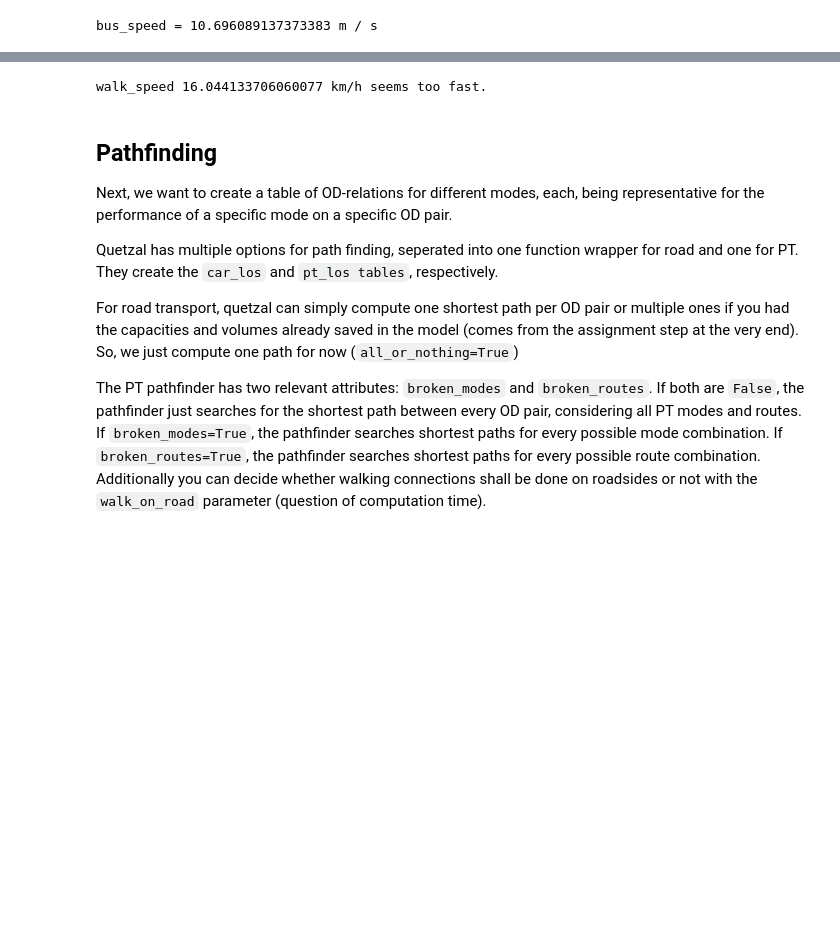
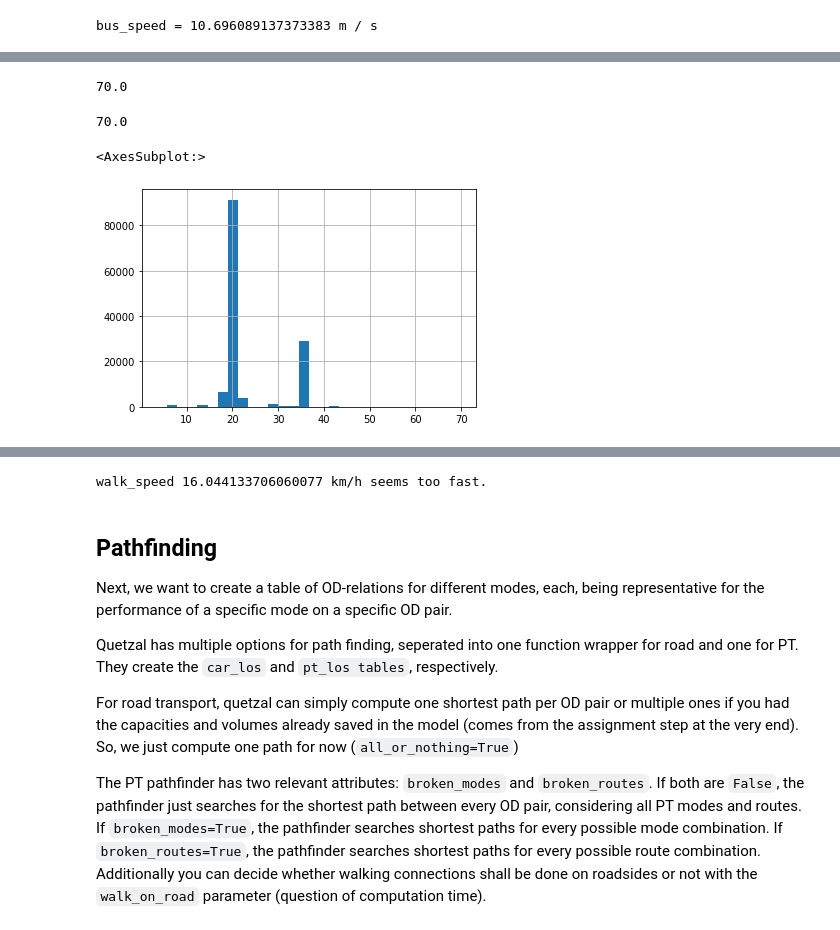
Before and after one commit to maximylius/quetzal_berlin, a Jupyter notebook: notebooks/best_version/Exercise2_OD-LoS-stack.ipynb, the cells around one changed output, grey strips where cells are left out. Saved outputs shown, nothing was run; the diff lists cells and outputs as text; code cells hidden in the pictures; blank space fills up the shorter version.

```diff
--- a/notebooks/best_version/Exercise2_OD-LoS-stack.ipynb
+++ b/notebooks/best_version/Exercise2_OD-LoS-stack.ipynb
@@ -96,0 +182,14 @@ sm.road_links['time'] = sm.road_links['length'] / car_speed # m/s
+# %%
+max(sm.road_links['length']/sm.road_links['time']*3.6)
+# %% [output]
+70.0
+# %%
+max(sm.road_links['length']/sm.road_links['time']*3.6)
+# %% [output]
+70.0
+# %%
+r = sm.road_links['length']/sm.road_links['time']*3.6
+r.hist(bins=30)
+# %% [output]
+<AxesSubplot:>
+[figure, added]
```
Also changed, not shown: parts of 26 cells of this notebook, 12 other files.
